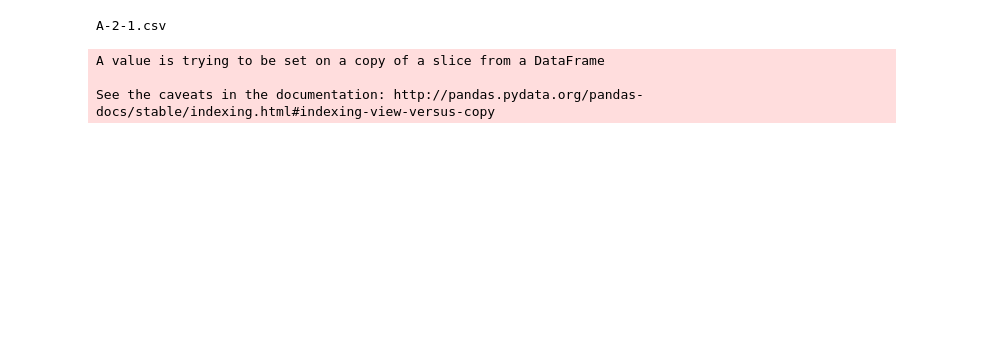
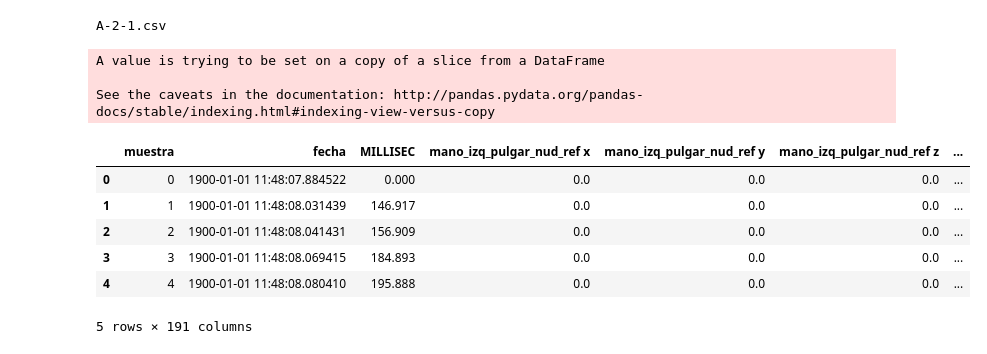
Before and after one commit to jormartin77/opportunity, a Jupyter notebook: tratamiento.ipynb, the cells around one changed output. Drawn from its saved outputs; the diff is of its cells as text; code cells hidden in the pictures; blank space fills up the shorter version.

```diff
--- a/tratamiento.ipynb
+++ b/tratamiento.ipynb
@@ -27,13 +27,16 @@ trials = range(1,2) #6
 users=range(2,3) #6
 fsadl1= pd.DataFrame()
 
+header_path = 'header-proy.csv' #enter the path for the header file
+header=pd.read_csv(header_path,names=['column',''],sep=';', decimal=',')['column'].values
+
 for num_letter in num_letters:
     letter = num_to_letter(num_letter)
     for user in users:
         for trial in trials:
             file_name = path+str(letter)+'-'+str(user)+'-'+str(trial)+'.csv'
             print(str(letter)+'-'+str(user)+'-'+str(trial)+'.csv')
-            fsadl1 = pd.read_csv(file_name, sep=';', decimal=',')
+            fsadl1 = pd.read_csv(file_name, sep=';', decimal=',', names=header)
 
 
             fsadl1[fsadl1.columns[1]] = pd.to_datetime(fsadl1[fsadl1.columns[1]], format='%H.%M.%S.%f', errors='ignore')
@@ -41,9 +44,20 @@ for num_letter in num_letters:
             for ind in range(0,len(fsadl1.index)):
                 resta= fsadl1[fsadl1.columns[1]][ind] - fsadl1[fsadl1.columns[1]][0]
                 fsadl1[fsadl1.columns[2]][ind] =  resta.total_seconds()*1000
-            fsadl1.to_csv(path+str(letter)+'-'+str(user)+'-'+str(trial)+'PP.csv')
+            fsadl1.loc[:,'MILLISEC':] = fsadl1.loc[:,'MILLISEC':].apply(pd.to_numeric, errors='coerce')
+            fsadl1.to_csv(path+str(letter)+'-'+str(user)+'-'+str(trial)+'PP.csv', sep=';', index=False, header=False, decimal=',')
 # %% [output]
 A-2-1.csv
 A value is trying to be set on a copy of a slice from a DataFrame
 
 See the caveats in the documentation: http://pandas.pydata.org/pandas-docs/stable/indexing.html#indexing-view-versus-copy
+# %%
+fsadl1.head()
+# %% [output]
+|  | muestra | fecha | MILLISEC | mano_izq_pulgar_nud_ref x | mano_izq_pulgar_nud_ref y | mano_izq_pulgar_nud_ref z | ... |
+| 0 | 0 | 1900-01-01 11:48:07.884522 | 0.000 | 0.0 | 0.0 | 0.0 | ... |
+| 1 | 1 | 1900-01-01 11:48:08.031439 | 146.917 | 0.0 | 0.0 | 0.0 | ... |
+| 2 | 2 | 1900-01-01 11:48:08.041431 | 156.909 | 0.0 | 0.0 | 0.0 | ... |
+| 3 | 3 | 1900-01-01 11:48:08.069415 | 184.893 | 0.0 | 0.0 | 0.0 | ... |
+| 4 | 4 | 1900-01-01 11:48:08.080410 | 195.888 | 0.0 | 0.0 | 0.0 | ... |
+5 rows × 191 columns
```
Also changed, not shown: 10 other files.
